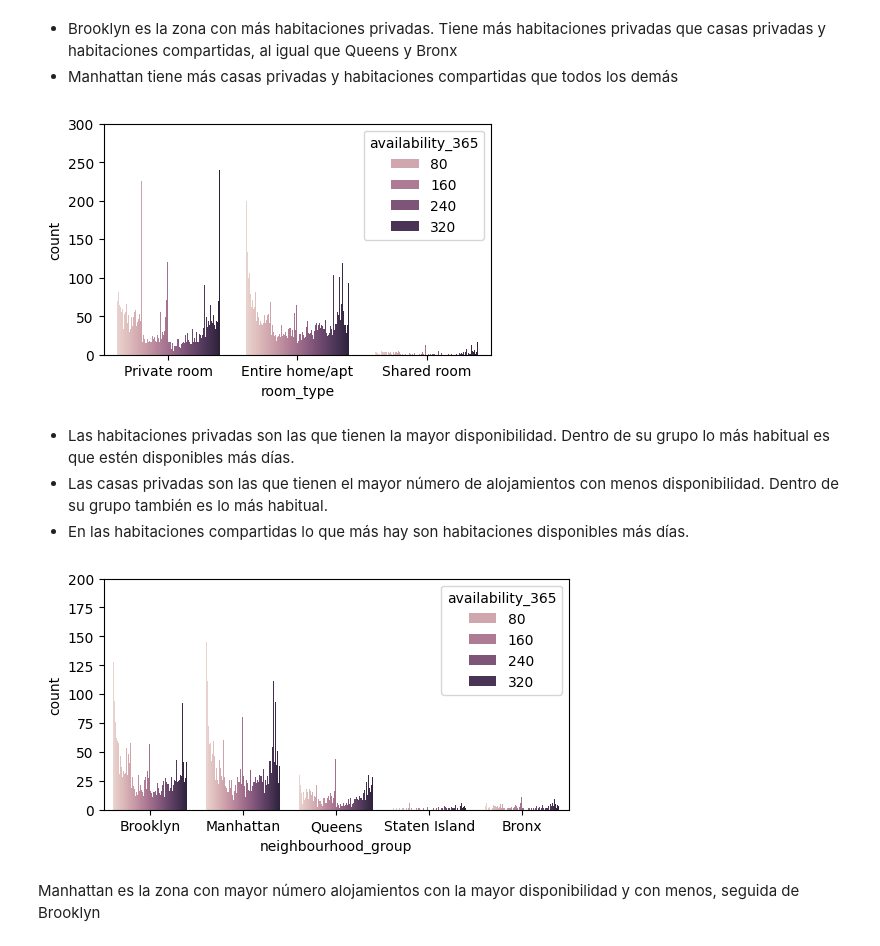
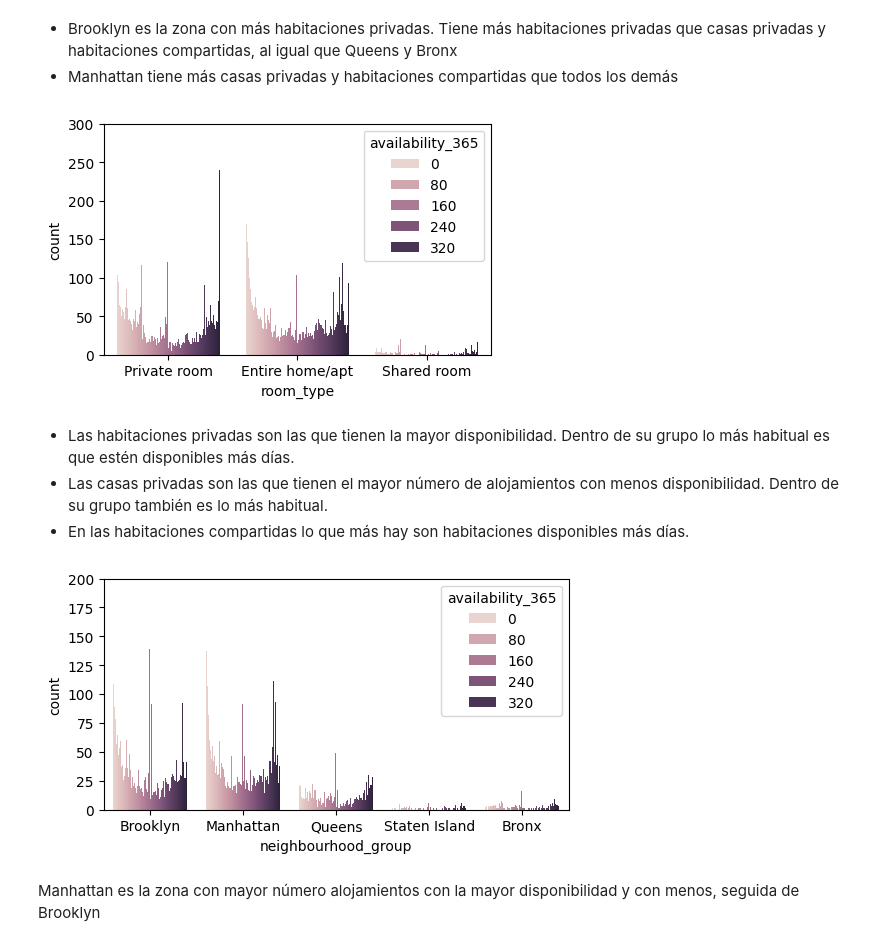
Before and after one commit to javier-senda/machine-learning-python-template, a Jupyter notebook: src/explore.ipynb, the cells around one changed output. Cells and saved outputs as stored; diff of their text form; code cells hidden in the pictures.

```diff
--- a/src/explore.ipynb
+++ b/src/explore.ipynb
@@ -178,17 +182,15 @@ plt.show()
 - Brooklyn es la zona con más habitaciones privadas. Tiene más habitaciones privadas que casas privadas y habitaciones compartidas, al igual que Queens y Bronx
 - Manhattan tiene más casas privadas y habitaciones compartidas que todos los demás
 # %%
-filtered_data = total_data[total_data["availability_365"] > 0]
-
 fig, axis = plt.subplots(figsize = (5, 3))
 
-sns.countplot(data = filtered_data, x = "room_type", hue = "availability_365")
+sns.countplot(data = total_data, x = "room_type", hue = "availability_365")
 
 axis.set_ylim(0, 300)
 
 plt.show()
 # %% [output]
-[figure, old version]
+[figure, new version]
 # %% [markdown]
 - Las habitaciones privadas son las que tienen la mayor disponibilidad. Dentro de su grupo lo más habitual es que estén disponibles más días.
 - Las casas privadas son las que tienen el mayor número de alojamientos con menos disponibilidad. Dentro de su grupo también es lo más habitual.
@@ -196,13 +198,13 @@ plt.show()
 # %%
 fig, axis = plt.subplots(figsize=(6, 3))
 
-sns.countplot(data=filtered_data, x="neighbourhood_group", hue="availability_365", ax=axis)
+sns.countplot(data=total_data, x="neighbourhood_group", hue="availability_365", ax=axis)
 
 axis.set_ylim(0, 200)
 
 plt.show()
 # %% [output]
-[figure, old version]
+[figure, new version]
 # %% [markdown]
 Manhattan es la zona con mayor número alojamientos con la mayor disponibilidad y con menos, seguida de Brooklyn
 # %% [markdown]
```
Also changed, not shown: parts of 17 cells of this notebook, 19 other files.
